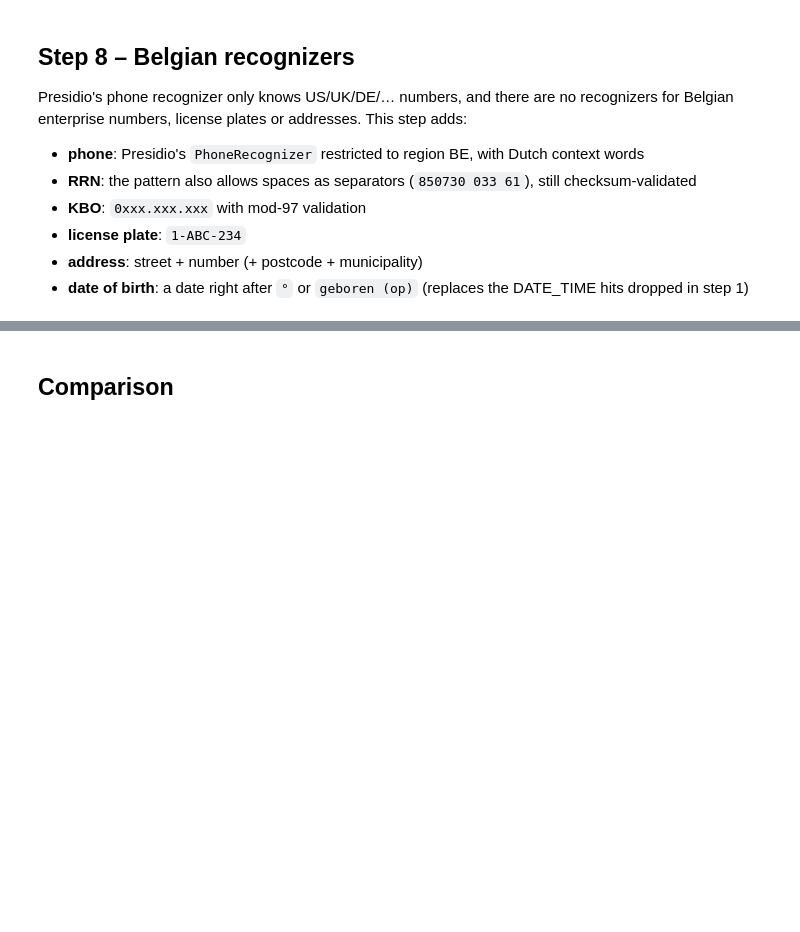
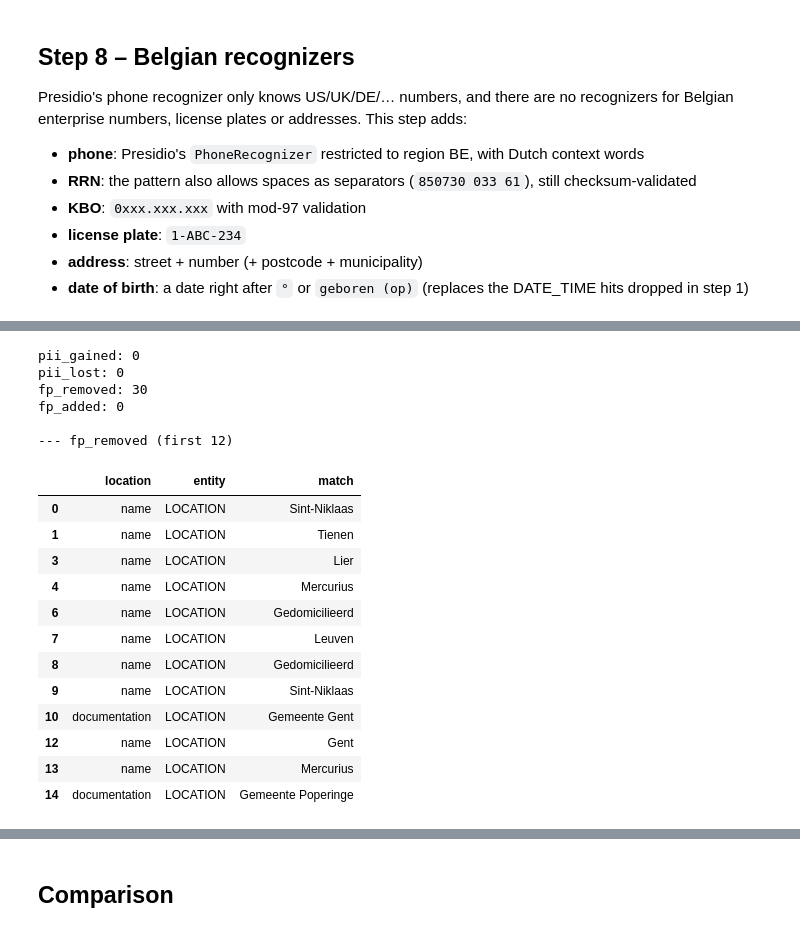
Before and after one commit to MartijnBogaert/presidio-bpmn-tryout, a Jupyter notebook: 02_improvements.ipynb, the cells around one changed output, grey strips where cells are left out. Saved outputs shown, nothing was run; the diff lists cells and outputs as text; code cells hidden in the pictures; blank space fills up the shorter version.

```diff
--- a/02_improvements.ipynb
+++ b/02_improvements.ipynb
@@ -490,0 +502,4 @@ fp_added: 0
+# %%
+cfg = replace(cfg, name="9 no LOCATION", entities=tuple(e for e in cfg.entities or () if e != "LOCATION"))
+run_step(cfg)
+show_step(cfg.name, "8 Belgian recognizers")
@@ -490,0 +512,22 @@ fp_added: 0
+# %%
+show_diff("8 Belgian recognizers", cfg.name)
+# %% [output]
+pii_gained: 0
+pii_lost: 0
+fp_removed: 30
+fp_added: 0
+
+--- fp_removed (first 12)
+|  | location | entity | match |
+| 0 | name | LOCATION | Sint-Niklaas |
+| 1 | name | LOCATION | Tienen |
+| 3 | name | LOCATION | Lier |
+| 4 | name | LOCATION | Mercurius |
+| 6 | name | LOCATION | Gedomicilieerd |
+| 7 | name | LOCATION | Leuven |
+| 8 | name | LOCATION | Gedomicilieerd |
+| 9 | name | LOCATION | Sint-Niklaas |
+| 10 | documentation | LOCATION | Gemeente Gent |
+| 12 | name | LOCATION | Gent |
+| 13 | name | LOCATION | Mercurius |
+| 14 | documentation | LOCATION | Gemeente Poperinge |
```
Also changed, not shown: parts of 31 cells of this notebook, 1 other file.
